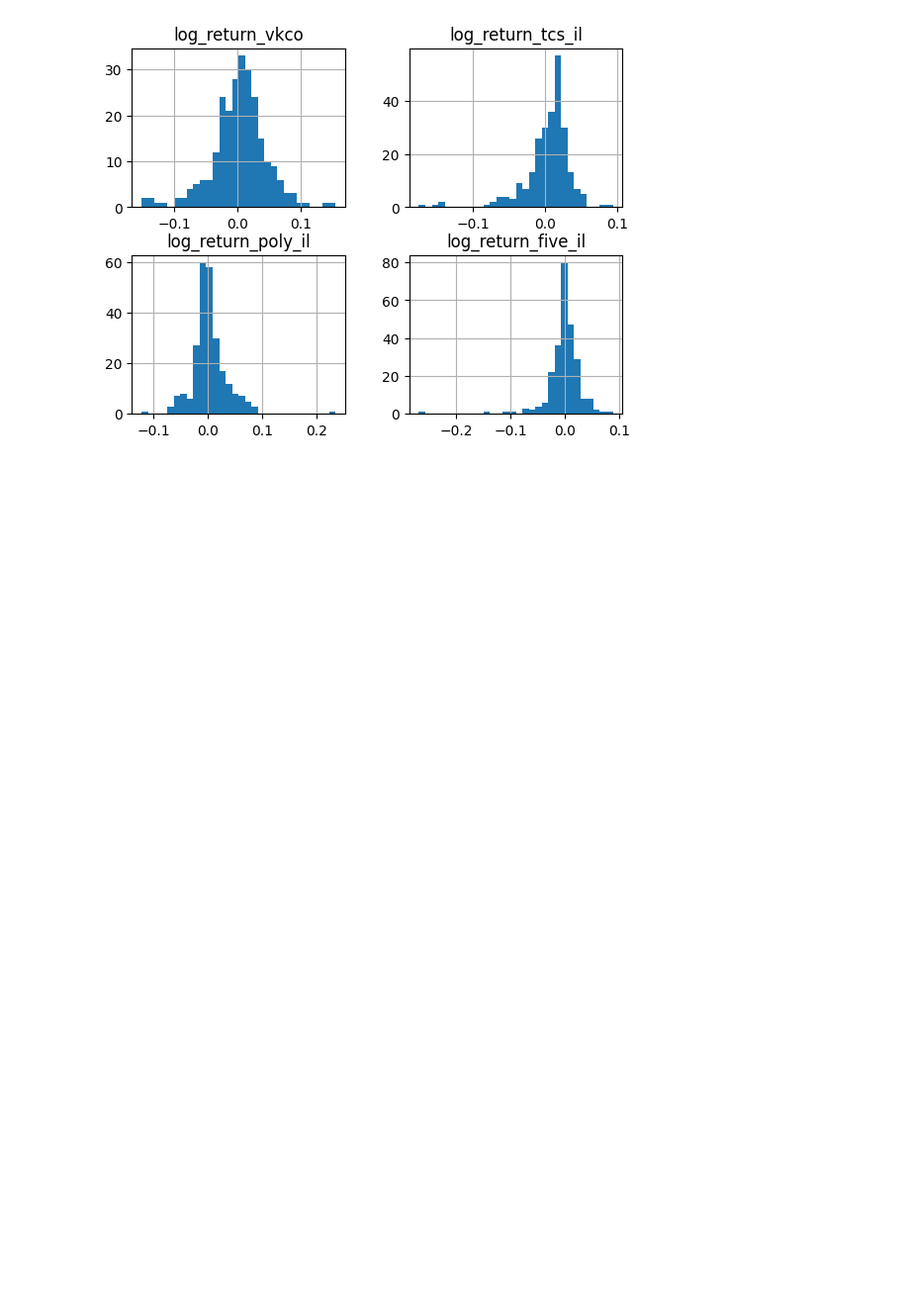
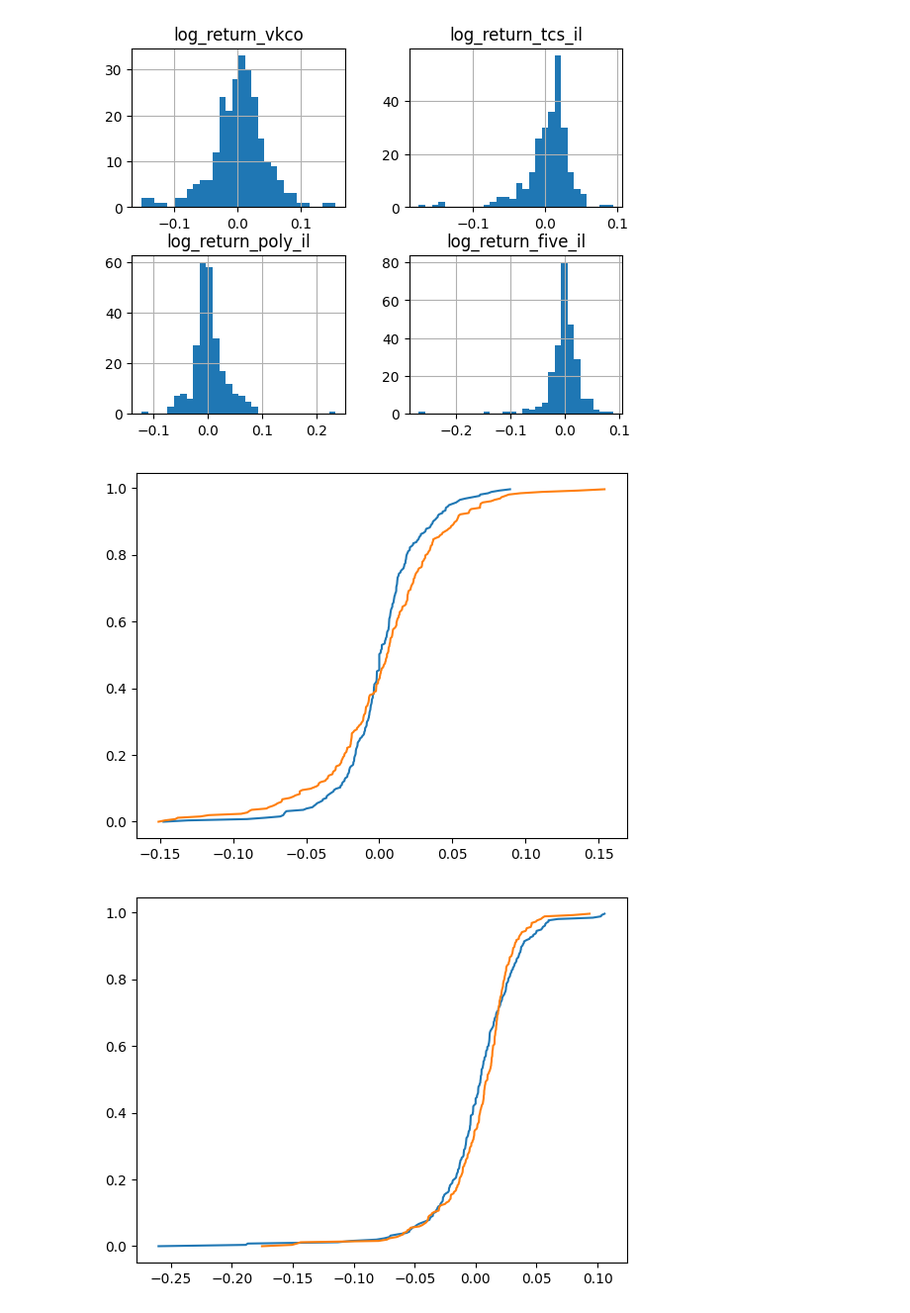
Before and after one commit to ChingisBadmaev/Copula-Models-Comparison-for-Portfolio-Risk-Assessment, a Jupyter notebook: src/approx4.ipynb, the cells around one changed output. Shown at 99% size. Saved outputs shown, nothing was run; the diff lists cells and outputs as text; code cells hidden in the pictures; blank space fills up the shorter version.

```diff
--- a/src/approx4.ipynb
+++ b/src/approx4.ipynb
@@ -332,0 +319,8 @@ df_meixner_distribution.to_csv('../data/df_meixner_distribution')
+# %%
+for column in dataset.columns:
+    a = plt.plot(dataset[column].sort_values(), [i / 253 for i in range(253)])
+    plt.plot(df_meixner_distribution[column].sort_values(), [i / 253 for i in range(253)])
+    plt.show()
+# %% [output]
+[figure, added]
+[figure, added]
```
Also changed, not shown: parts of 8 cells of this notebook.
